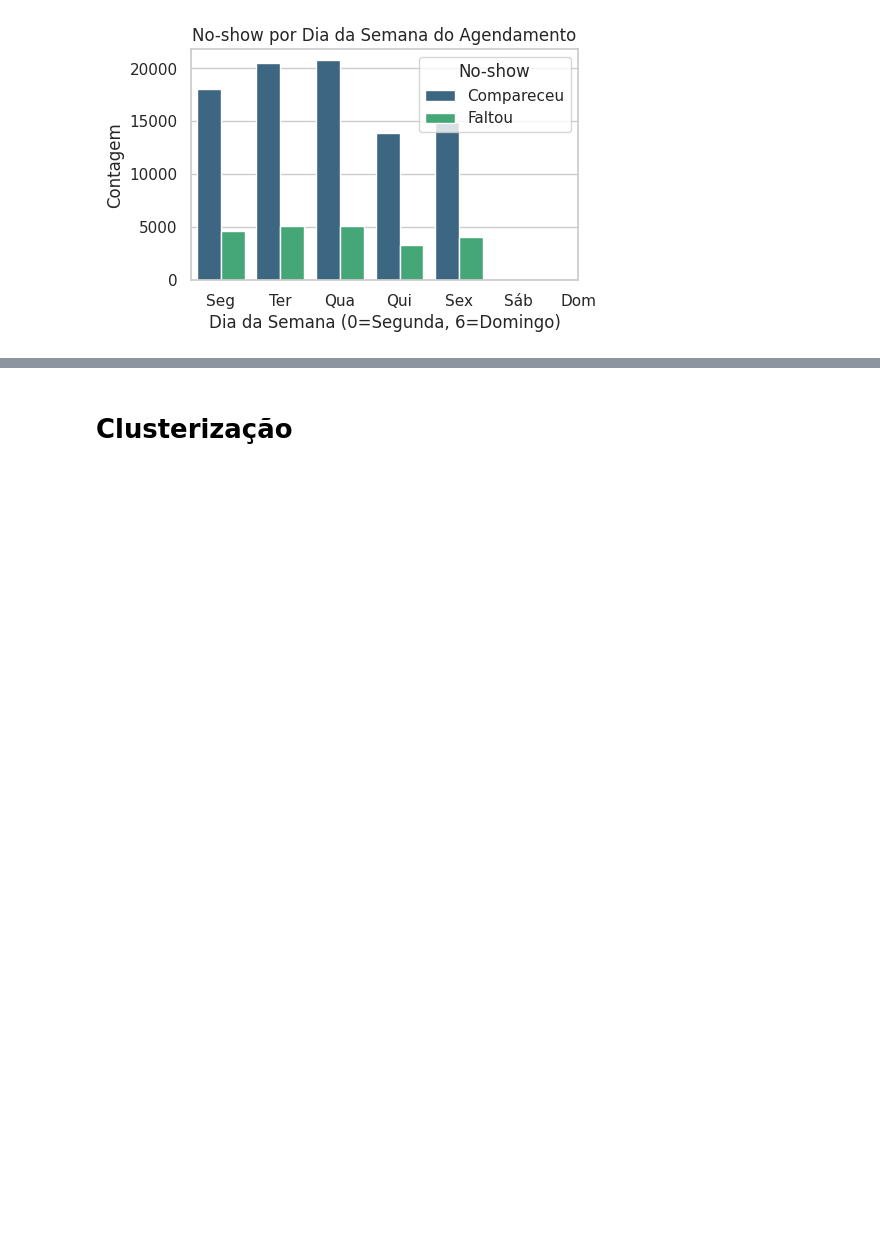
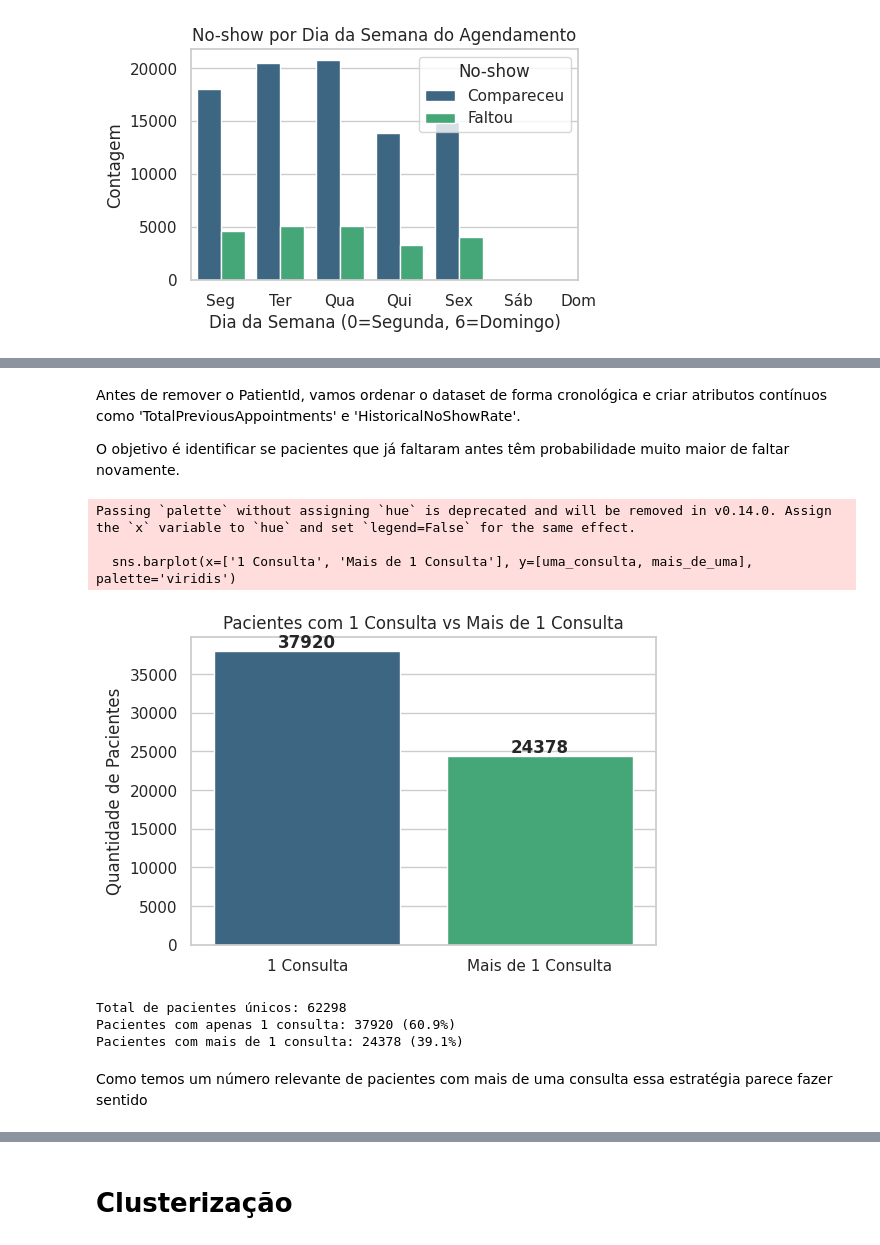
Before and after one commit to tutikobi/am-trabalho-pratico-noshows, a Jupyter notebook: notebooks/Trabalho_Prático_CMP263.ipynb, the cells around one changed output, grey strips where cells are left out. Saved outputs shown, nothing was run; the diff lists cells and outputs as text; code cells hidden in the pictures; blank space fills up the shorter version.

```diff
--- a/notebooks/Trabalho_Prático_CMP263.ipynb
+++ b/notebooks/Trabalho_Prático_CMP263.ipynb
@@ -348,0 +381,34 @@ plt.show()
+# %% [markdown]
+ Antes de remover o PatientId, vamos ordenar o dataset de forma cronológica e criar atributos contínuos como 'TotalPreviousAppointments' e 'HistoricalNoShowRate'.
+
+ O objetivo é identificar se pacientes que já faltaram antes têm probabilidade muito maior de faltar novamente.
+# %%
+consultas_por_paciente = df['PatientId'].value_counts()
+
+uma_consulta = (consultas_por_paciente == 1).sum()
+mais_de_uma = (consultas_por_paciente > 1).sum()
+
+plt.figure(figsize=(6, 4))
+sns.barplot(x=['1 Consulta', 'Mais de 1 Consulta'], y=[uma_consulta, mais_de_uma], palette='viridis')
+plt.title('Pacientes com 1 Consulta vs Mais de 1 Consulta')
+plt.ylabel('Quantidade de Pacientes')
+
+for i, v in enumerate([uma_consulta, mais_de_uma]):
+    plt.text(i, v + 500, str(v), ha='center', fontweight='bold')
+
+plt.show()
+
+total_pacientes = len(consultas_por_paciente)
+print(f"Total de pacientes únicos: {total_pacientes}")
+print(f"Pacientes com apenas 1 consulta: {uma_consulta} ({(uma_consulta/total_pacientes)*100:.1f}%)")
+print(f"Pacientes com mais de 1 consulta: {mais_de_uma} ({(mais_de_uma/total_pacientes)*100:.1f}%)")
+# %% [output]
+Passing `palette` without assigning `hue` is deprecated and will be removed in v0.14.0. Assign the `x` variable to `hue` and set `legend=False` for the same effect.
+
+  sns.barplot(x=['1 Consulta', 'Mais de 1 Consulta'], y=[uma_consulta, mais_de_uma], palette='viridis')
+[figure, added]
+Total de pacientes únicos: 62298
+Pacientes com apenas 1 consulta: 37920 (60.9%)
+Pacientes com mais de 1 consulta: 24378 (39.1%)
+# %% [markdown]
+Como temos um número relevante de pacientes com mais de uma consulta essa estratégia parece fazer sentido
```
Also changed, not shown: parts of 165 cells of this notebook, 1 other file.
